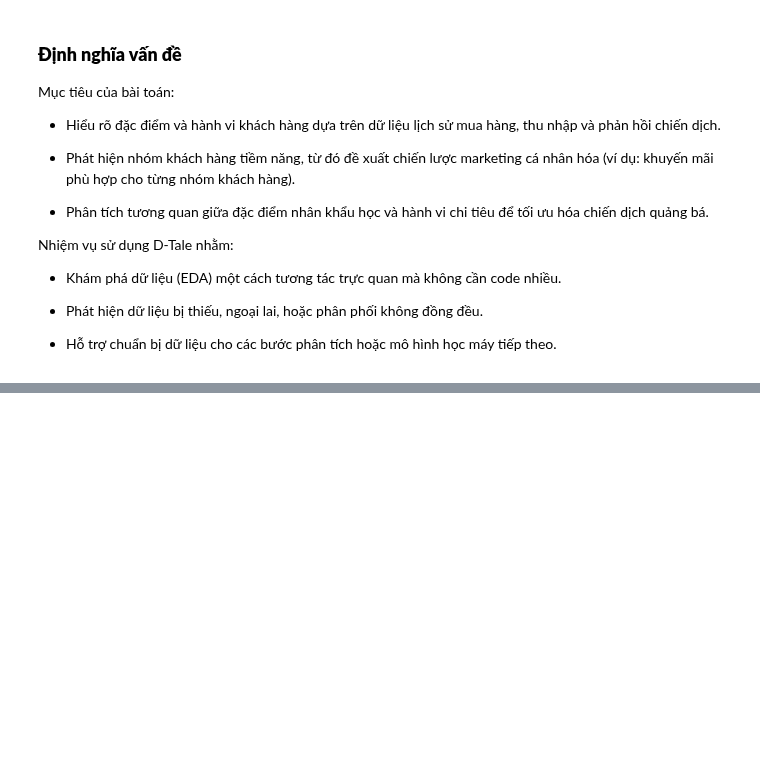
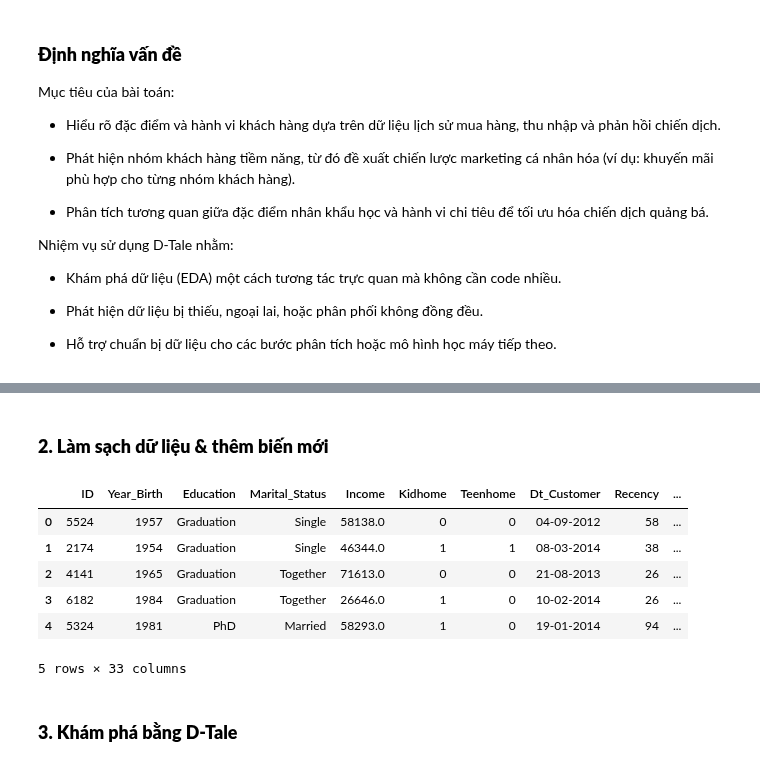
Before and after one commit to Hutramikha/Data_Analysis_SGU_2025, a Jupyter notebook: Data_analysis/practice/Lab1_Nhom/1.3.2 Bài toán 3 nhiệm vụ 3/marketing_campaign.ipynb, the cells around one changed output, grey strips where cells are left out. Saved outputs shown, nothing was run; the diff lists cells and outputs as text; code cells hidden in the pictures; blank space fills up the shorter version.

```diff
--- a/Data_analysis/practice/Lab1_Nhom/1.3.2 Bài toán 3 nhiệm vụ 3/marketing_campaign.ipynb
+++ b/Data_analysis/practice/Lab1_Nhom/1.3.2 Bài toán 3 nhiệm vụ 3/marketing_campaign.ipynb
@@ -84,0 +106,34 @@ Nhiệm vụ sử dụng D-Tale nhằm:
+# %% [markdown]
+### **2. Làm sạch dữ liệu & thêm biến mới**
+# %%
+# Đổi tên cột cho dễ đọc
+df.columns = df.columns.str.strip().str.replace(' ', '_')
+
+# Loại bỏ các hàng có giá trị NaN trong Income
+df = df.dropna(subset=['Income'])
+
+# Thêm cột tuổi
+df['Age'] = 2025 - df['Year_Birth']
+
+# Tổng chi tiêu
+df['TotalSpending'] = df[['MntWines','MntFruits','MntMeatProducts','MntFishProducts','MntSweetProducts','MntGoldProds']].sum(axis=1)
+
+# Tổng số chiến dịch chấp nhận
+df['TotalAccepted'] = df[['AcceptedCmp1','AcceptedCmp2','AcceptedCmp3','AcceptedCmp4','AcceptedCmp5','Response']].sum(axis=1)
+
+# Tạo nhóm tuổi
+bins = [0, 30, 40, 50, 60, 120]
+labels = ['<30','30-40','40-50','50-60','>60']
+df['AgeGroup'] = pd.cut(df['Age'], bins=bins, labels=labels, right=False)
+
+df.head()
+# %% [output]
+|  | ID | Year_Birth | Education | Marital_Status | Income | Kidhome | Teenhome | Dt_Customer | Recency | ... |
+| 0 | 5524 | 1957 | Graduation | Single | 58138.0 | 0 | 0 | 04-09-2012 | 58 | ... |
+| 1 | 2174 | 1954 | Graduation | Single | 46344.0 | 1 | 1 | 08-03-2014 | 38 | ... |
+| 2 | 4141 | 1965 | Graduation | Together | 71613.0 | 0 | 0 | 21-08-2013 | 26 | ... |
+| 3 | 6182 | 1984 | Graduation | Together | 26646.0 | 1 | 0 | 10-02-2014 | 26 | ... |
+| 4 | 5324 | 1981 | PhD | Married | 58293.0 | 1 | 0 | 19-01-2014 | 94 | ... |
+5 rows × 33 columns
+# %% [markdown]
+### **3. Khám phá bằng D-Tale**
```
Also changed, not shown: parts of 12 cells of this notebook.
